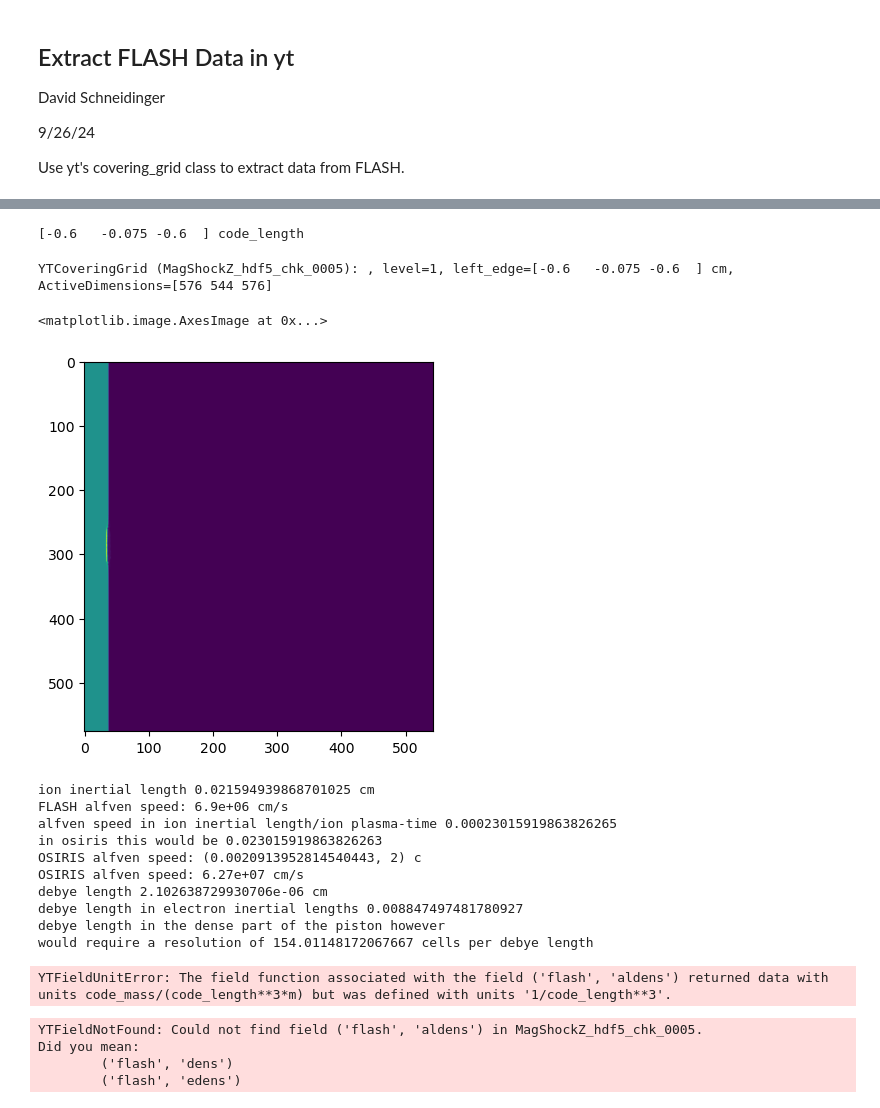
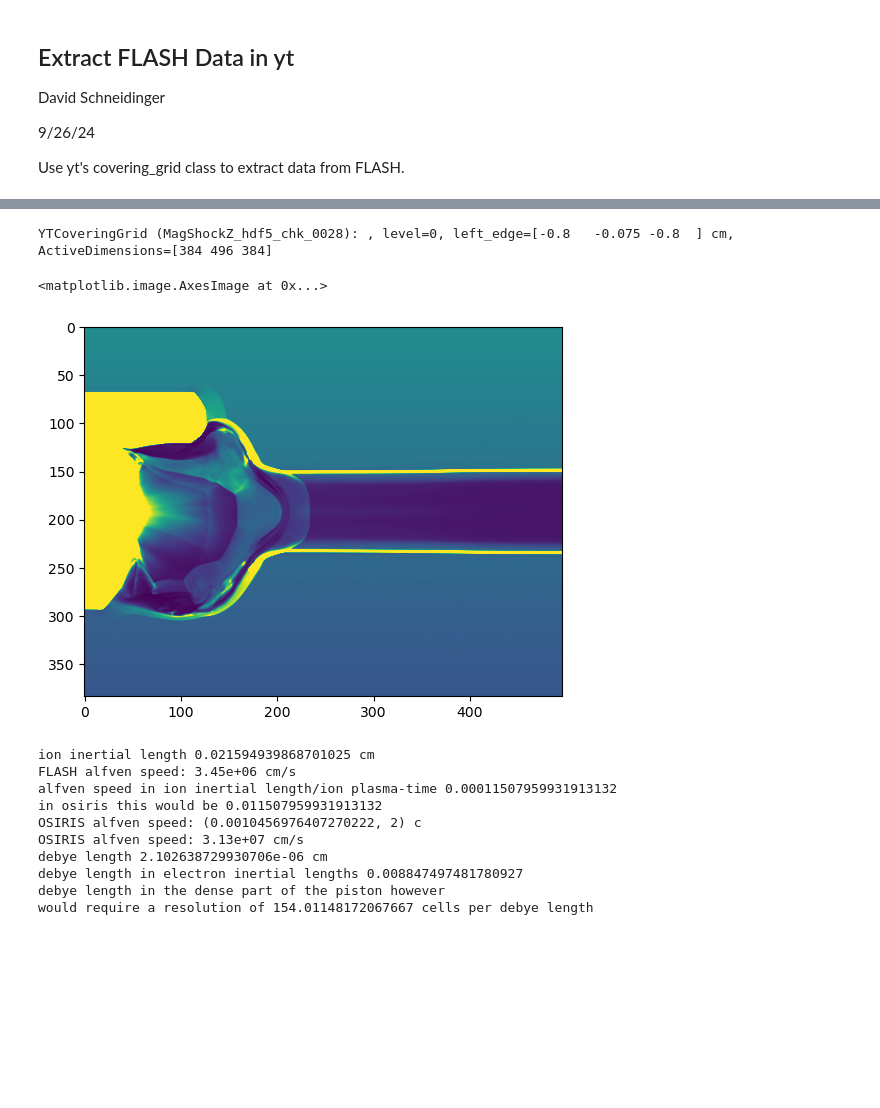
Before and after one commit to Schaeffer-Lab/MagShockZ, a Jupyter notebook: python-fortran_interface/write-FLASH-fields.ipynb, the cells around one changed output, grey strips where cells are left out. Saved outputs shown, nothing was run; the diff lists cells and outputs as text; code cells hidden in the pictures; blank space fills up the shorter version.

```diff
--- a/python-fortran_interface/write-FLASH-fields.ipynb
+++ b/python-fortran_interface/write-FLASH-fields.ipynb
@@ -13,10 +13,10 @@ import numpy as np
 import matplotlib.pyplot as plt
 from pathlib import Path
 # %%
-plot_path = "/home/dschneidinger/shared/data/OSIRIS_transfer/MAGON/MagShockZ_hdf5_chk_0005"
 # plot_path = "~/shared/data/OSIRIS_transfer/MAGON/MagShockZ_hdf5_chk_0005"
-# plot_path = "~/shared/data/VAC_DEREK3D_20um/MagShockZ_hdf5_chk_0028"
-input_filename = "magshockz-v2.0.2d"
+# plot_path = "~/shared/data/OSIRIS_transfer/MAGON/MagShockZ_hdf5_chk_0005"
+plot_path = "~/shared/data/VAC_DEREK3D_20um/MagShockZ_hdf5_chk_0028"
+input_filename = "magshockz-v3.0.2d"
 output_dir = Path(f"/home/dschneidinger/MagShockZ/input_files/{input_filename}")
 if not output_dir.exists():
     output_dir.mkdir()
@@ -28,5 +28,5 @@ if not output_dir.exists():
 import sys
 sys.path.append("../src")
 from load_derived_FLASH_fields import derive_fields
-ds = derive_fields(plot_path,rqm=100,ion_2='Mg')
+ds = derive_fields(plot_path,rqm=100,ion_2='Si')
 # %% [output]
@@ -39,11 +39,7 @@ yt : [INFO     ] 2024-12-02 17:12:21,611 Parameters: cosmological_simulation   =
-# %%
-print(ds.domain_left_edge)
-# %% [output]
-[-0.6   -0.075 -0.6  ] code_length
 # %%
 # this is from the yt documentation
 
-level = 1
+level = 0
 dims = ds.domain_dimensions * ds.refine_by**level
 
 # We construct an object that describes the data region and structure we want
@@ -59,12 +55,12 @@ all_data = ds.covering_grid(
 )
 all_data
 # %% [output]
-YTCoveringGrid (MagShockZ_hdf5_chk_0005): , level=1, left_edge=[-0.6   -0.075 -0.6  ] cm, ActiveDimensions=[576 544 576]
+YTCoveringGrid (MagShockZ_hdf5_chk_0028): , level=0, left_edge=[-0.8   -0.075 -0.8  ] cm, ActiveDimensions=[384 496 384]
 # %%
-plt.imshow(all_data['flash',"dens"][:,:,(all_data['flash',"dens"].shape[0])//2])
+plt.imshow(all_data['flash',"dens"][:,:,(all_data['flash',"dens"].shape[0])//2],vmax = 1e-4)
 # %% [output]
 <matplotlib.image.AxesImage at 0x...>
-[figure, old version]
+[figure, new version]
 # %%
 # All of these numbers come from the INITIAL conditions of FLASH, not the actual values at the given time
 
@@ -75,8 +71,8 @@ m_e = 9.1093837139e-28 # [g]
 c = 2.99792458e10 # [cm/s]
 kb = 8.617333262e-5 # [eV/K]
 proton_mass = 1.6726219e-24 # [g]
-B = 150000 # [Gauss]
-# B = 75000 # [Gauss]
+# B = 150000 # [Gauss]
+B = 75000 # [Gauss]
 T_e = 40 # [eV]
 Al_charge_state = 6
 erg_per_eV = 1.60218e-12 # [erg/eV]
@@ -86,8 +82,8 @@ rqm = 100 # [m_e]
 
 # from Wikipedia
 aluminum_molecular_weight = 26.981
-magnesium_molecular_weight = 24.305
-# silicon_molecular_weight = 28.0855
+# magnesium_molecular_weight = 24.305
+silicon_molecular_weight = 28.0855
 
 
 omega_pe = np.sqrt(4*np.pi*ne_cgs*e**2/m_e)
@@ -116,11 +112,11 @@ debye_length = np.sqrt(2e7*kb*erg_per_eV/(4*np.pi*4e20*e**2))
 print(f"would require a resolution of {(c/omega_pe)/debye_length} cells per debye length")
 # %% [output]
 ion inertial length 0.021594939868701025 cm
-FLASH alfven speed: 6.9e+06 cm/s
-alfven speed in ion inertial length/ion plasma-time 0.00023015919863826265
-in osiris this would be 0.023015919863826263
-OSIRIS alfven speed: (0.0020913952814540443, 2) c
-OSIRIS alfven speed: 6.27e+07 cm/s
+FLASH alfven speed: 3.45e+06 cm/s
+alfven speed in ion inertial length/ion plasma-time 0.00011507959931913132
+in osiris this would be 0.011507959931913132
+OSIRIS alfven speed: (0.0010456976407270222, 2) c
+OSIRIS alfven speed: 3.13e+07 cm/s
 debye length 2.102638729930706e-06 cm
 debye length in electron inertial lengths 0.008847497481780927
 debye length in the dense part of the piston however
@@ -167,11 +163,6 @@ def save_slice(normalizations:dict, target_index:int=84): # 84 was the number fo
             interp1 = RegularGridInterpolator((y, x), field_data.T, method='linear', bounds_error=True, fill_value=0)
             with open(f"{interp_dir}/{field}.pkl", "wb") as f:
                 pickle.dump(interp1, f)
-# %%
-plt.imshow(all_data['flash','aldens'])
-plt.colorbar()
-# %% [output]
-YTFieldUnitError: The field function associated with the field ('flash', 'aldens') returned data with units code_mass/(code_length**3*m) but was defined with units '1/code_length**3'.
 # %%
 # This can take a while and always seems to crash the kernel if you try to do more than 1 or 2. Uncomment as needed
 
@@ -180,13 +171,13 @@ YTFieldUnitError: The field function associated with the field ('flash', 'aldens
 normalizations = {
     'aldens':ne_cgs, # check this normalization
     'edens':ne_cgs,
-    'mgdens':ne_cgs,
-    # 'magx':(omega_pe*m_e*c)/e,
-    # 'magy':(omega_pe*m_e*c)/e,
-    # 'magz':(omega_pe*m_e*c)/e,
-    # 'Ex':(omega_pe*m_e*c)/e*alfven_speed/alfven_speed_osiris,
-    # 'Ey':(omega_pe*m_e*c)/e*alfven_speed/alfven_speed_osiris,
-    # 'Ez':(omega_pe*m_e*c)/e*alfven_speed/alfven_speed_osiris,
+    'sidens':ne_cgs,
+    'magx':(omega_pe*m_e*c)/e,
+    'magy':(omega_pe*m_e*c)/e,
+    'magz':(omega_pe*m_e*c)/e,
+    'Ex':(omega_pe*m_e*c)/e*alfven_speed/alfven_speed_osiris,
+    'Ey':(omega_pe*m_e*c)/e*alfven_speed/alfven_speed_osiris,
+    'Ez':(omega_pe*m_e*c)/e*alfven_speed/alfven_speed_osiris,
 }
 save_slice(normalizations)
 # print(normalizations.items())
@@ -203,11 +194,6 @@ normalizations = {
     # 'Ez':((omega_pi*omega_pe/omega_pi_osiris)*m_e*c**2)/e,
 }
 # save_slice(normalizations)
-# %% [output]
-YTFieldNotFound: Could not find field ('flash', 'aldens') in MagShockZ_hdf5_chk_0005.
-Did you mean:
-        ('flash', 'dens')
-        ('flash', 'edens')
 # %%
 normalizations = {
     'velx':alfven_speed/alfven_speed_osiris,
```
Also changed, not shown: parts of 6 cells of this notebook, 41 other files.
